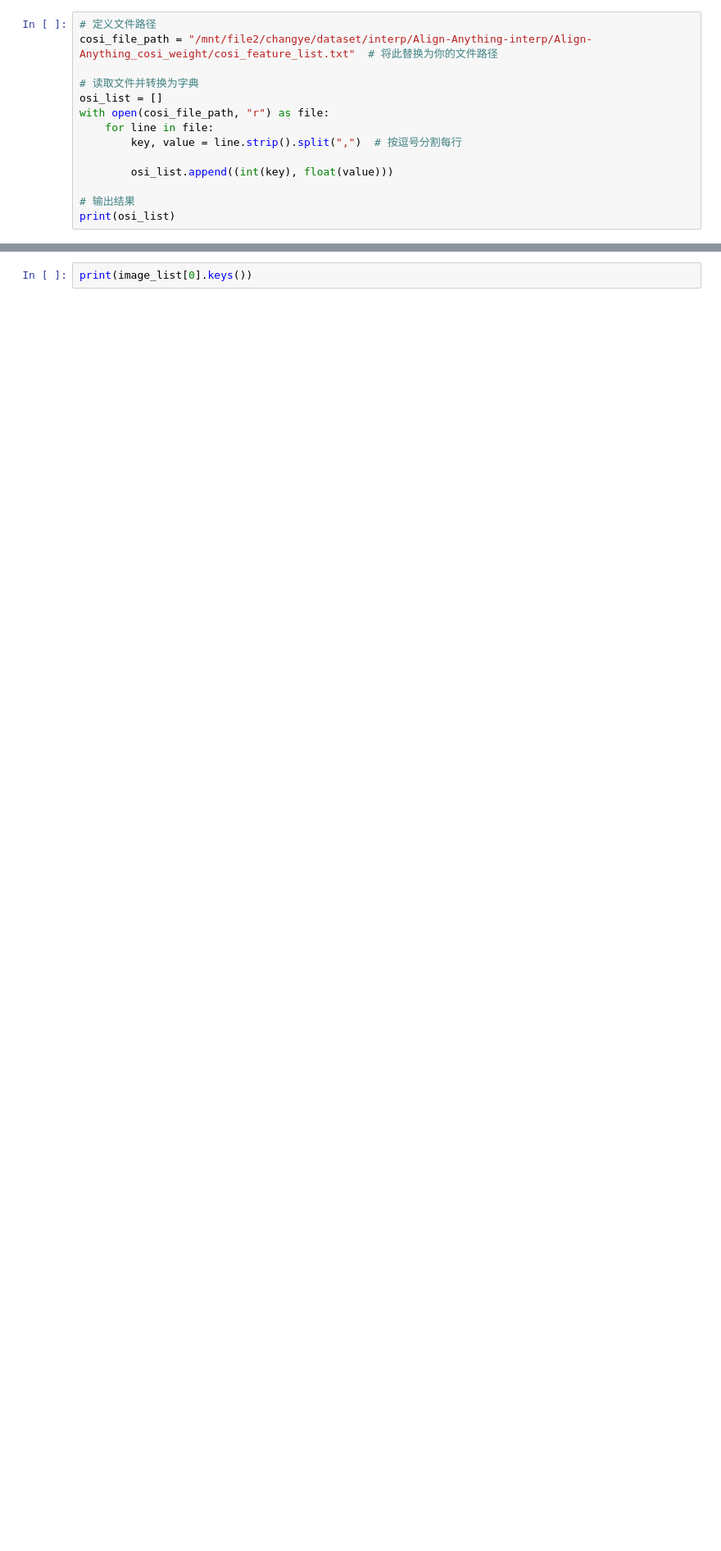
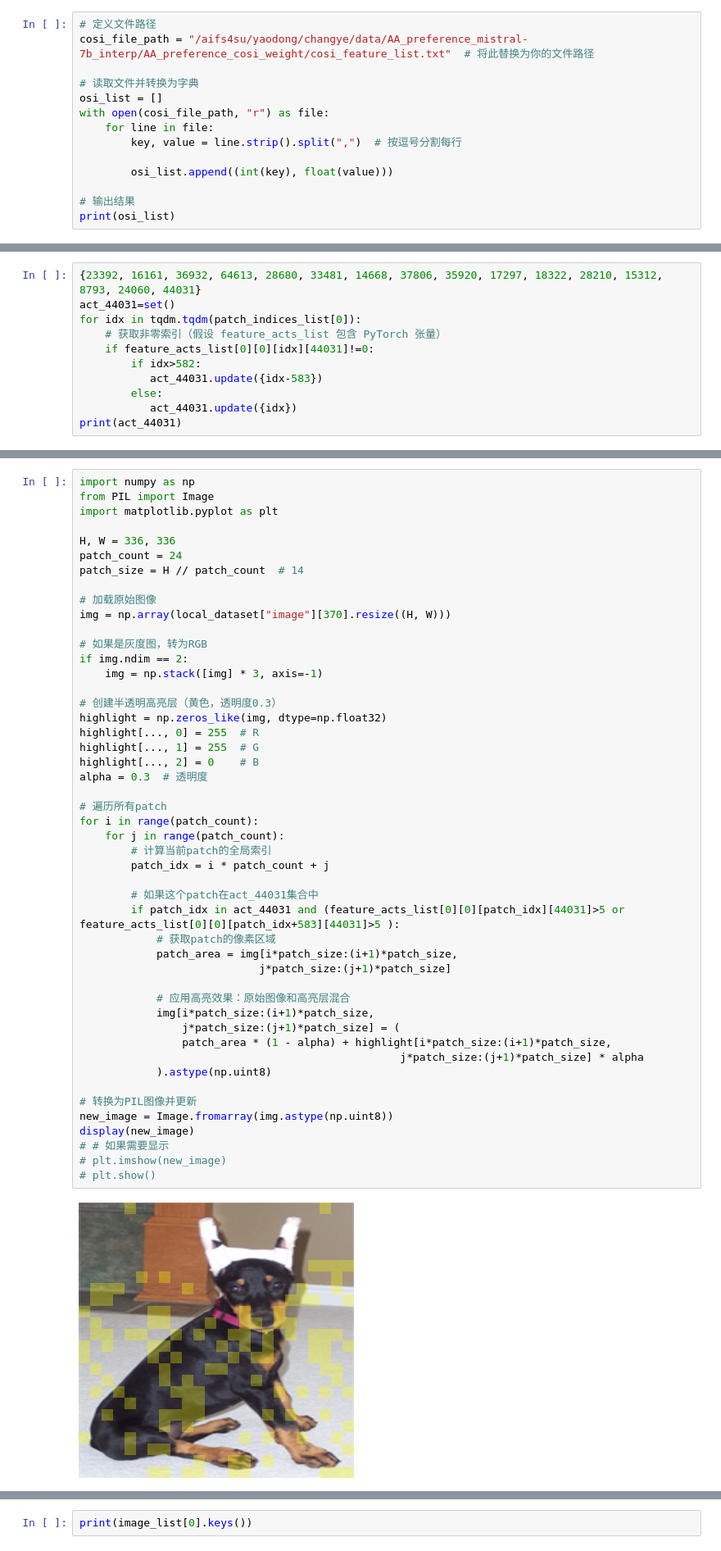
Before and after one commit to antoinegg1/SAELens-V, a Jupyter notebook: tutorials/semantic_exper.ipynb, the cells around one changed output, grey strips where cells are left out. Shown: that part at 82% size. Drawn from its saved outputs; the diff is of its cells as text; blank space fills up the shorter version.

```diff
--- a/tutorials/semantic_exper.ipynb
+++ b/tutorials/semantic_exper.ipynb
@@ -83,6 +136,6 @@ print(inputs["input_ids"].shape)
 # %%
 # 定义文件路径
-cosi_file_path = "/mnt/file2/changye/dataset/interp/Align-Anything-interp/Align-Anything_cosi_weight/cosi_feature_list.txt"  # 将此替换为你的文件路径
+cosi_file_path = "/aifs4su/yaodong/changye/data/AA_preference_mistral-7b_interp/AA_preference_cosi_weight/cosi_feature_list.txt"  # 将此替换为你的文件路径
 
 # 读取文件并转换为字典
 osi_list = []
@@ -96,0 +207,11 @@ print(osi_list)
+# %%
+{23392, 16161, 36932, 64613, 28680, 33481, 14668, 37806, 35920, 17297, 18322, 28210, 15312, 8793, 24060, 44031}
+act_44031=set()
+for idx in tqdm.tqdm(patch_indices_list[0]):
+    # 获取非零索引（假设 feature_acts_list 包含 PyTorch 张量）
+    if feature_acts_list[0][0][idx][44031]!=0:
+        if idx>582:
+           act_44031.update({idx-583})
+        else:
+           act_44031.update({idx})
+print(act_44031)
@@ -97,2 +224,52 @@ print(osi_list)
+# %%
+import numpy as np
+from PIL import Image
+import matplotlib.pyplot as plt
+
+H, W = 336, 336
+patch_count = 24
+patch_size = H // patch_count  # 14
+
+# 加载原始图像
+img = np.array(local_dataset["image"][370].resize((H, W)))
+
+# 如果是灰度图，转为RGB
+if img.ndim == 2:
+    img = np.stack([img] * 3, axis=-1)
+
+# 创建半透明高亮层（黄色，透明度0.3）
+highlight = np.zeros_like(img, dtype=np.float32)
+highlight[..., 0] = 255  # R
+highlight[..., 1] = 255  # G
+highlight[..., 2] = 0    # B
+alpha = 0.3  # 透明度
+
+# 遍历所有patch
+for i in range(patch_count):
+    for j in range(patch_count):
+        # 计算当前patch的全局索引
+        patch_idx = i * patch_count + j
+
+        # 如果这个patch在act_44031集合中
+        if patch_idx in act_44031 and (feature_acts_list[0][0][patch_idx][44031]>5 or feature_acts_list[0][0][patch_idx+583][44031]>5 ):
+            # 获取patch的像素区域
+            patch_area = img[i*patch_size:(i+1)*patch_size,
+                            j*patch_size:(j+1)*patch_size]
+
+            # 应用高亮效果：原始图像和高亮层混合
+            img[i*patch_size:(i+1)*patch_size,
+                j*patch_size:(j+1)*patch_size] = (
+                patch_area * (1 - alpha) + highlight[i*patch_size:(i+1)*patch_size,
+                                                  j*patch_size:(j+1)*patch_size] * alpha
+            ).astype(np.uint8)
+
+# 转换为PIL图像并更新
+new_image = Image.fromarray(img.astype(np.uint8))
+display(new_image)
+# # 如果需要显示
+# plt.imshow(new_image)
+# plt.show()
+# %% [output]
+[figure, added]
 # %%
 
```
Also changed, not shown: parts of 20 cells of this notebook, 32 other files.
